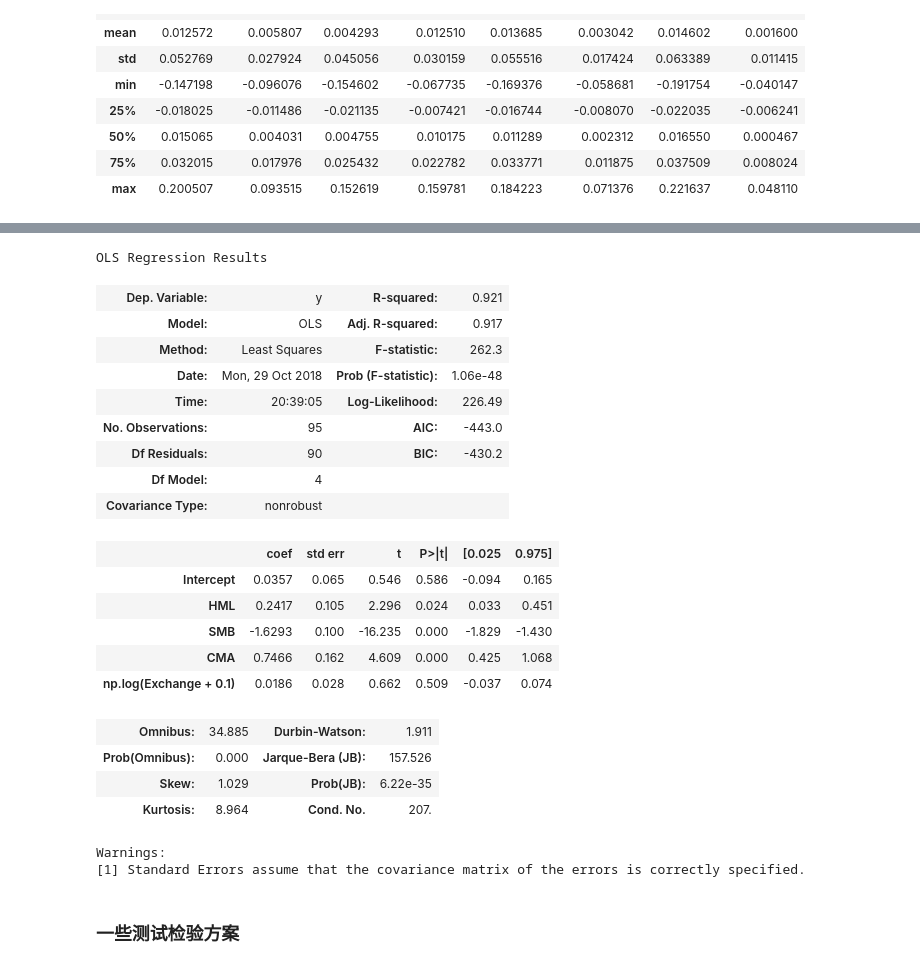
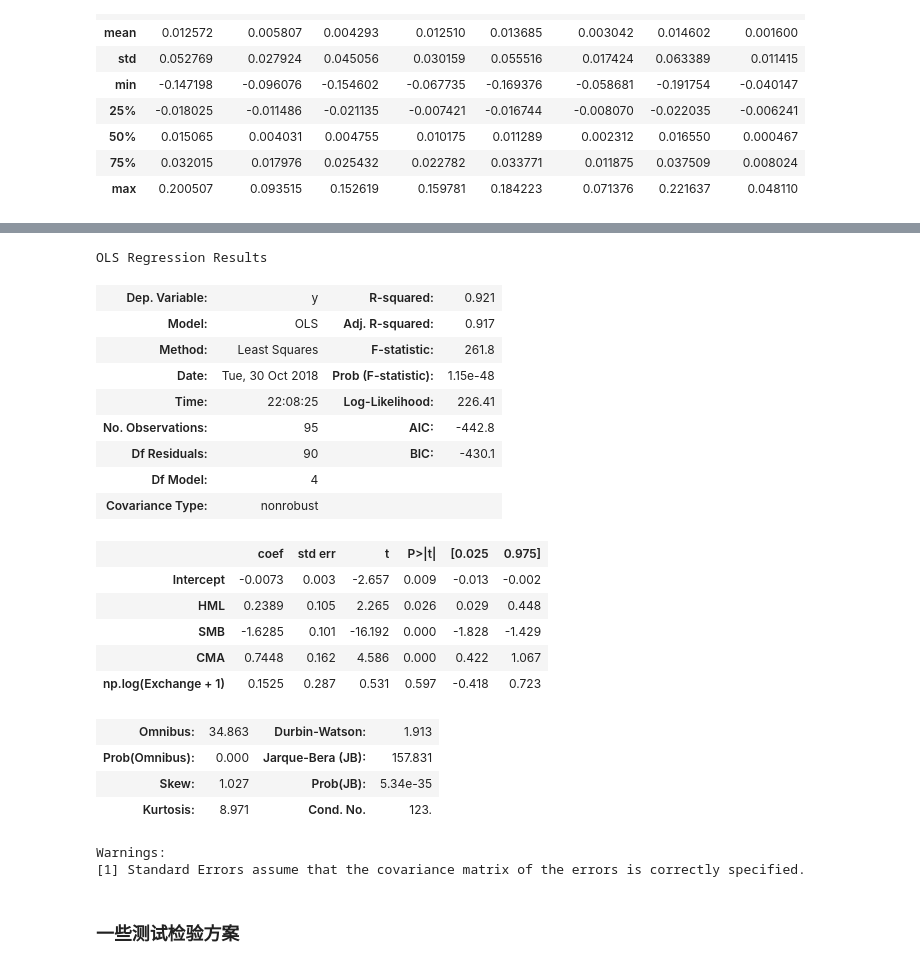
Before and after one commit to brainee/fama, a Jupyter notebook: fama5/zy-fama-frech-4-generial.ipynb, the cells around one changed output, grey strips where cells are left out. Cells and saved outputs as stored; diff of their text form; code cells hidden in the pictures.

```diff
--- a/fama5/zy-fama-frech-4-generial.ipynb
+++ b/fama5/zy-fama-frech-4-generial.ipynb
@@ -1605,30 +1652,30 @@ Warnings:
 [1] Standard Errors assume that the covariance matrix of the errors is correctly specified.
 # %%
 
-ols_model = smf.ols('y ~ HML + SMB + CMA + np.log(Exchange+0.1)-e ', data=df_xy)
+ols_model = smf.ols('y ~ HML + SMB + CMA + np.log(Exchange+1)-e ', data=df_xy)
 results = ols_model.fit()#cov_type='HC3'
 results.summary()
 # %% [output]
 OLS Regression Results
 | Dep. Variable: | y | R-squared: | 0.921 |
 | Model: | OLS | Adj. R-squared: | 0.917 |
-| Method: | Least Squares | F-statistic: | 262.3 |
-| Date: | Mon, 29 Oct 2018 | Prob (F-statistic): | 1.06e-48 |
-| Time: | 20:39:05 | Log-Likelihood: | 226.49 |
-| No. Observations: | 95 | AIC: | -443.0 |
-| Df Residuals: | 90 | BIC: | -430.2 |
+| Method: | Least Squares | F-statistic: | 261.8 |
+| Date: | Tue, 30 Oct 2018 | Prob (F-statistic): | 1.15e-48 |
+| Time: | 22:08:25 | Log-Likelihood: | 226.41 |
+| No. Observations: | 95 | AIC: | -442.8 |
+| Df Residuals: | 90 | BIC: | -430.1 |
 | Df Model: | 4 |  |  |
 | Covariance Type: | nonrobust |  |  |
 |  | coef | std err | t | P>|t| | [0.025 | 0.975] |
-| Intercept | 0.0357 | 0.065 | 0.546 | 0.586 | -0.094 | 0.165 |
-| HML | 0.2417 | 0.105 | 2.296 | 0.024 | 0.033 | 0.451 |
-| SMB | -1.6293 | 0.100 | -16.235 | 0.000 | -1.829 | -1.430 |
-| CMA | 0.7466 | 0.162 | 4.609 | 0.000 | 0.425 | 1.068 |
-| np.log(Exchange + 0.1) | 0.0186 | 0.028 | 0.662 | 0.509 | -0.037 | 0.074 |
+| Intercept | -0.0073 | 0.003 | -2.657 | 0.009 | -0.013 | -0.002 |
+| HML | 0.2389 | 0.105 | 2.265 | 0.026 | 0.029 | 0.448 |
+| SMB | -1.6285 | 0.101 | -16.192 | 0.000 | -1.828 | -1.429 |
+| CMA | 0.7448 | 0.162 | 4.586 | 0.000 | 0.422 | 1.067 |
+| np.log(Exchange + 1) | 0.1525 | 0.287 | 0.531 | 0.597 | -0.418 | 0.723 |
-| Omnibus: | 34.885 | Durbin-Watson: | 1.911 |
-| Prob(Omnibus): | 0.000 | Jarque-Bera (JB): | 157.526 |
-| Skew: | 1.029 | Prob(JB): | 6.22e-35 |
-| Kurtosis: | 8.964 | Cond. No. | 207. |
+| Omnibus: | 34.863 | Durbin-Watson: | 1.913 |
+| Prob(Omnibus): | 0.000 | Jarque-Bera (JB): | 157.831 |
+| Skew: | 1.027 | Prob(JB): | 5.34e-35 |
+| Kurtosis: | 8.971 | Cond. No. | 123. |
 Warnings:
 [1] Standard Errors assume that the covariance matrix of the errors is correctly specified.
 # %% [markdown]
```
Also changed, not shown: parts of 31 cells of this notebook, 1 other file.
